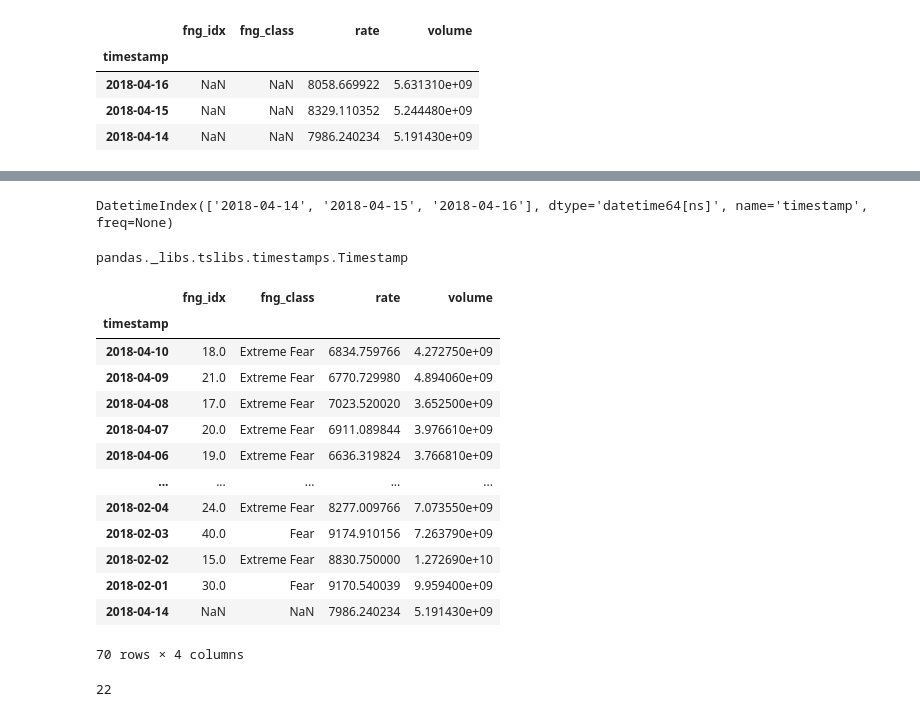
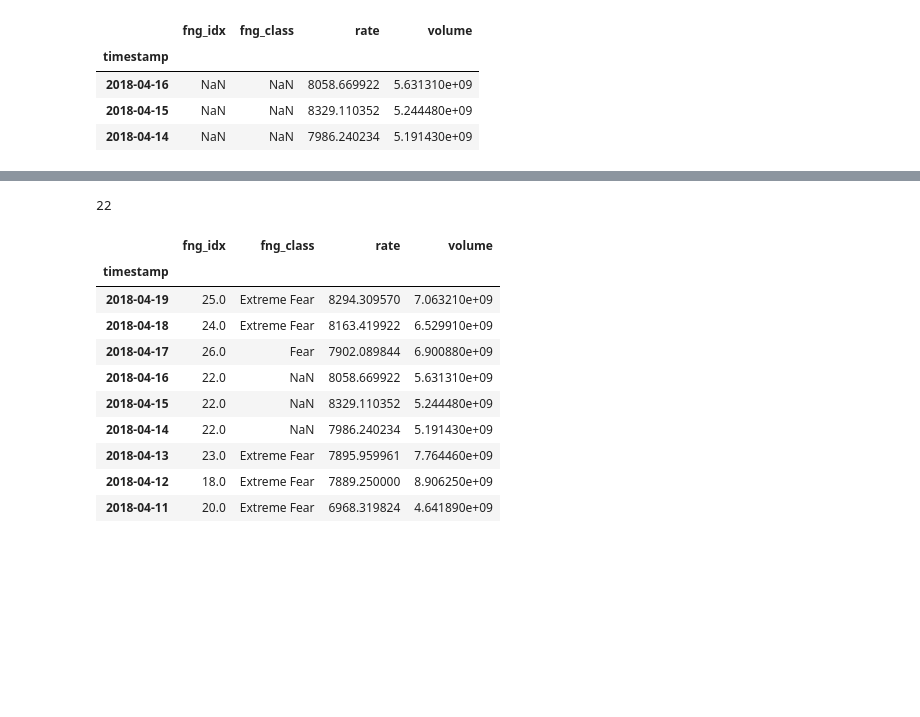
Before and after one commit to Ksyu22/crypto_prediction, a Jupyter notebook: notebooks/data.ipynb, the cells around one changed output, grey strips where cells are left out. Cells and saved outputs as stored; diff of their text form; code cells hidden in the pictures; blank space fills up the shorter version.

Commit message:
cleaning nan fng index

```diff
--- a/notebooks/data.ipynb
+++ b/notebooks/data.ipynb
@@ -434,6 +437,7 @@ df
 # %%
 # nan values for fng index
-df[df.fng_idx.isnull()]
+nan_dates = df[df.fng_idx.isnull()]
+nan_dates
 # %% [output]
 |  | fng_idx | fng_class | rate | volume |
 | timestamp |  |  |  |  |
@@ -467,33 +447,28 @@ t
-# %%
-# dates with NaN fng_index
-dates_wth_nan = df[df.fng_idx.isnull()].index
-dates_wth_nan
-# %% [output]
-DatetimeIndex(['2018-04-14', '2018-04-15', '2018-04-16'], dtype='datetime64[ns]', name='timestamp', freq=None)
-# %%
-dates_wth_nan[0]
-
-#df.index = df.index.map(lambda t: t.replace(year=2013, month=2, day=1))
-# %% [output]
-pandas._libs.tslibs.timestamps.Timestamp
-# %%
-df.loc[f'2018-04-{14-4}':dates_wth_nan[0]]
-# %% [output]
-|  | fng_idx | fng_class | rate | volume |
-| timestamp |  |  |  |  |
-| 2018-04-10 | 18.0 | Extreme Fear | 6834.759766 | 4.272750e+09 |
-| 2018-04-09 | 21.0 | Extreme Fear | 6770.729980 | 4.894060e+09 |
-| 2018-04-08 | 17.0 | Extreme Fear | 7023.520020 | 3.652500e+09 |
-| 2018-04-07 | 20.0 | Extreme Fear | 6911.089844 | 3.976610e+09 |
-| 2018-04-06 | 19.0 | Extreme Fear | 6636.319824 | 3.766810e+09 |
-| ... | ... | ... | ... | ... |
-| 2018-02-04 | 24.0 | Extreme Fear | 8277.009766 | 7.073550e+09 |
-| 2018-02-03 | 40.0 | Fear | 9174.910156 | 7.263790e+09 |
-| 2018-02-02 | 15.0 | Extreme Fear | 8830.750000 | 1.272690e+10 |
-| 2018-02-01 | 30.0 | Fear | 9170.540039 | 9.959400e+09 |
-| 2018-04-14 | NaN | NaN | 7986.240234 | 5.191430e+09 |
-70 rows × 4 columns
-# %%
-round(df.loc[f'2018-04-{14-4}':f'2018-04-{16+4}','fng_idx'].mean())
-# %% [output]
-22
+# %%
+# the first and last date with nan value
+first_nan_idx = datetime.strftime(nan_dates.index[0], format='%Y-%m-%d')
+last_nan_idx = datetime.strftime(nan_dates.index[-1], format='%Y-%m-%d')
+
+# index of the first and last date with nan value
+idx_first = df.index.get_loc(first_nan_idx)
+idx_last = df.index.get_loc(last_nan_idx)
+
+mean_nan = int(df.fng_idx[idx_first-3:idx_last+4].mean())
+mean_nan
+# %% [output]
+22
+# %%
+df.fng_idx = df.fng_idx.replace(np.nan, mean_nan)
+df[idx_first-3:idx_last+4]
+# %% [output]
+|  | fng_idx | fng_class | rate | volume |
+| timestamp |  |  |  |  |
+| 2018-04-19 | 25.0 | Extreme Fear | 8294.309570 | 7.063210e+09 |
+| 2018-04-18 | 24.0 | Extreme Fear | 8163.419922 | 6.529910e+09 |
+| 2018-04-17 | 26.0 | Fear | 7902.089844 | 6.900880e+09 |
+| 2018-04-16 | 22.0 | NaN | 8058.669922 | 5.631310e+09 |
+| 2018-04-15 | 22.0 | NaN | 8329.110352 | 5.244480e+09 |
+| 2018-04-14 | 22.0 | NaN | 7986.240234 | 5.191430e+09 |
+| 2018-04-13 | 23.0 | Extreme Fear | 7895.959961 | 7.764460e+09 |
+| 2018-04-12 | 18.0 | Extreme Fear | 7889.250000 | 8.906250e+09 |
+| 2018-04-11 | 20.0 | Extreme Fear | 6968.319824 | 4.641890e+09 |
```
Also changed, not shown: parts of 28 cells of this notebook.
